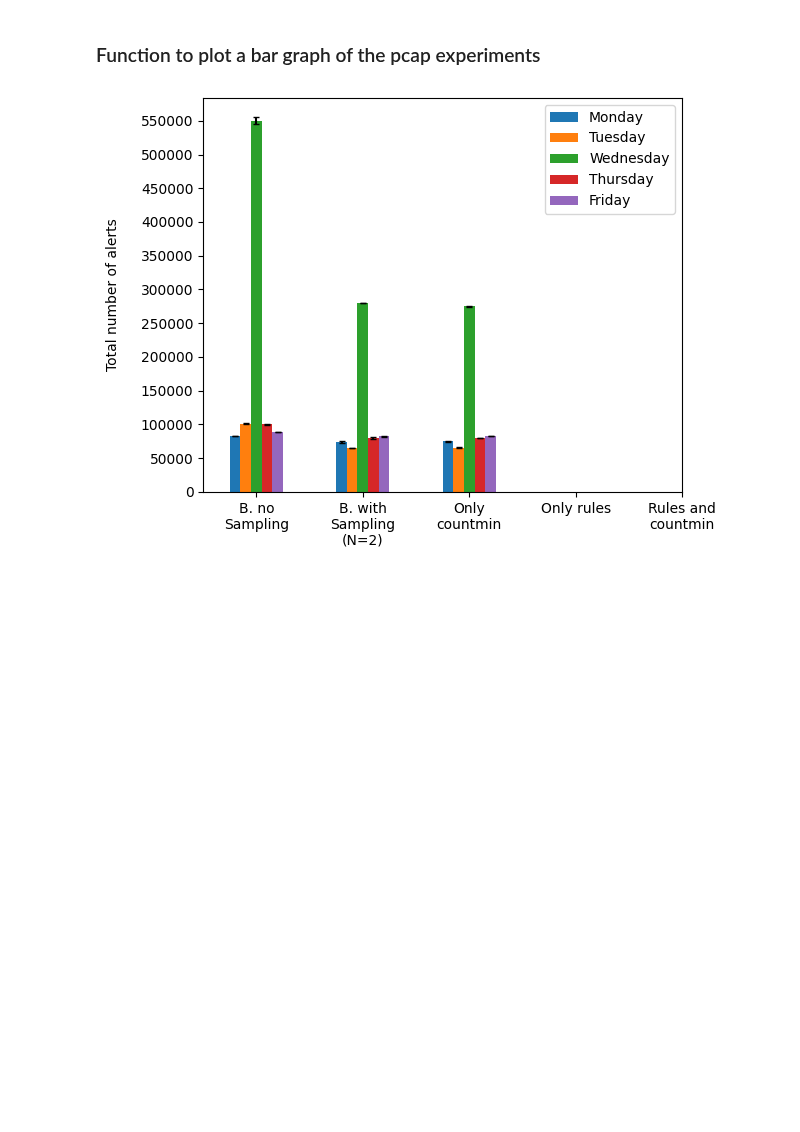
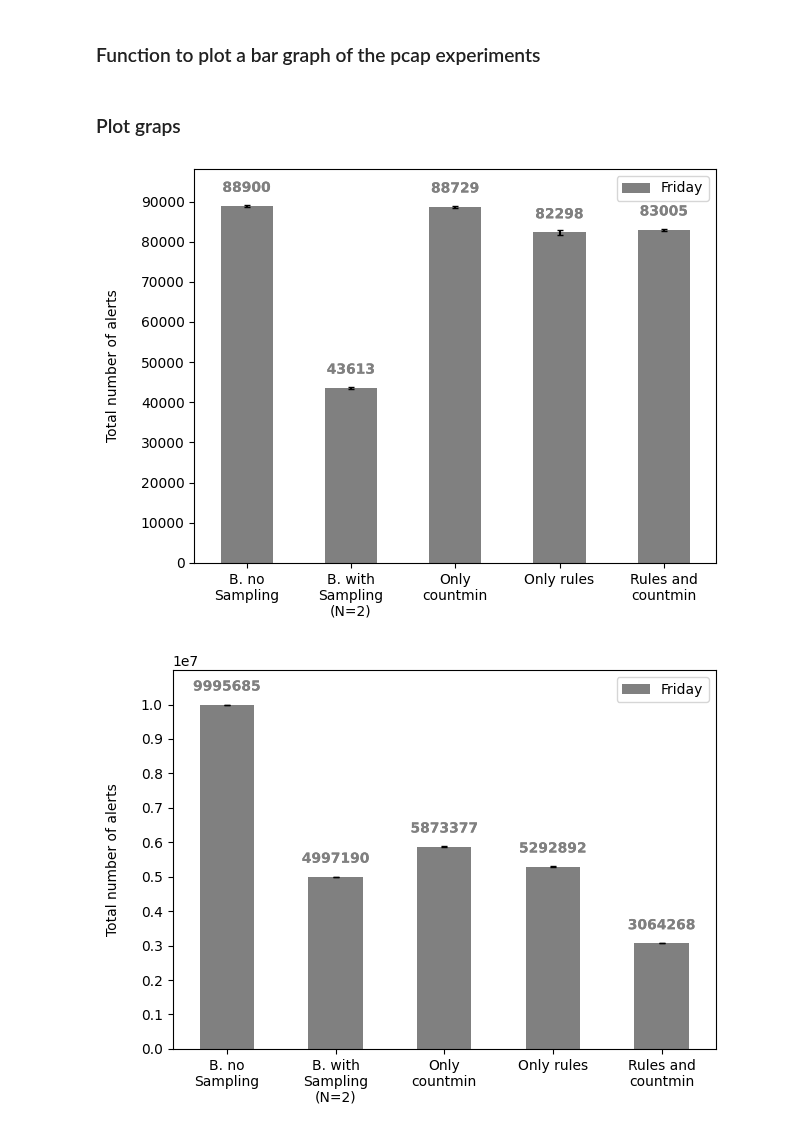
Before and after one commit to HenriqueBBrum/Network-Wide-Rule-Orchestrator, a Jupyter notebook: testing/countmin_and_pps_evaluation/countmin_and_pps_evaluation.ipynb, the cells around one changed output. Drawn from its saved outputs; the diff is of its cells as text; code cells hidden in the pictures; blank space fills up the shorter version.

Commit message:
Graphs for all pcaps

```diff
--- a/testing/countmin_and_pps_evaluation/countmin_and_pps_evaluation.ipynb
+++ b/testing/countmin_and_pps_evaluation/countmin_and_pps_evaluation.ipynb
@@ -86,7 +86,7 @@ df = pd.DataFrame(data, columns=["pps","scenario","round","packets cloned","pack
 # %%
 
 # Add a label on top of each bar plot
-def add_value_labels(ax, slice_, decimal_format=0, spacing=8, y_spacing=0, color='black'):
+def add_value_labels(ax, slice_, stroke_width=0, decimal_format=0, spacing=8, y_spacing=0):
     for rect in ax.patches[slice_]:
         # Get X and Y placement of label from rect.
         y_value = rect.get_height()
@@ -105,7 +105,7 @@ def add_value_labels(ax, slice_, decimal_format=0, spacing=8, y_spacing=0, color
             va='bottom',                      # Vertically align label for positive values ('bottom' for positive, 'top' for negatives).
             color=rect.get_facecolor(),
             weight='bold',
-            path_effects=[patheffects.withStroke(linewidth=3, foreground="black")]
+            path_effects=[patheffects.withStroke(linewidth=stroke_width, foreground="black")]
             )
 # %% [markdown]
 ### Function to plot a bar graph for the pps analysis experiments
@@ -163,7 +163,7 @@ pps_bar_graphs(df, "pps_graphs/", "packets received by snort", "Number of packet
 # %% [markdown]
 ### Read data for pcap experiments
 # %%
-results_folder = "../../../results/all_PCAPs"
+results_folder = "../../../results/all_pcaps"
 
 data = []
 for scenario in os.listdir(results_folder):
@@ -177,3 +177,5 @@ for scenario in os.listdir(results_folder):
         data.append([scenario, exp[0], exp[1], packets_cloned, packets_processed, packets_received_Snort, alerts])
 
 pcap_df = pd.DataFrame(data, columns=["scenario","pcap", "round", "packets cloned","packets processed","packets received by snort","alerts"])
+
+display(pcap_df)
@@ -180,32 +196,45 @@ pcap_df = pd.DataFrame(data, columns=["scenario","pcap", "round", "packets clone
 # %% [markdown]
 ### Function to plot a bar graph of the pcap experiments
 # %%
-def pcap_bar_graphs(df, folder, metric, ylabel, yticks_distance, ymargin=0):
+def pcap_bar_graphs(df, pcap, filename, metric, ylabel, color, yticks_distance, ymargin=0.1):
     groupped_df = df[["scenario", "pcap", metric]].groupby(["scenario", "pcap"], as_index=False).agg({metric:['mean','std']})
     groupped_df.columns = groupped_df.columns.map(lambda x: x[0] if x[1] == "" else x[1])
 
+    groupped_df = groupped_df[(groupped_df["pcap"].str.contains(pcap))]
+
     new_df = groupped_df.pivot(index = "scenario", columns="pcap", values="mean").fillna(0)
     new_df = new_df.iloc[np.r_[0:len(new_df) - 2, -1, -2]]
-    new_df = new_df[["Monday", "Tuesday", "Wednesday", "Thursday", "Friday"]]
     error = groupped_df.pivot(index = "scenario", columns="pcap", values="std").fillna(0)
     error = error.iloc[np.r_[0:len(new_df) - 2, -1, -2]]
-    error = error[["Monday", "Tuesday", "Wednesday", "Thursday", "Friday"]]
 
-    # labels = ['\n'.join(wrap(l.replace("_", " "),12)) for l in labels ]
     labels = ["B. no\nSampling", "B. with\nSampling\n(N=2)", "Only\ncountmin", "Only rules", "Rules and\ncountmin"]
-
-    ax = new_df.plot(kind='bar', yerr=error, error_kw=dict(capsize=2), rot=0)
-    add_value_labels(ax, slice(0,0))
-    ax.margins(y=ymargin)
+    ax = new_df.plot(kind='bar', yerr=error, error_kw=dict(capsize=2), rot=0, color=color)
+    add_value_labels(ax, slice(0,5), 0)
     plt.xticks([0,1,2,3,4], labels)
     ax.yaxis.set_major_locator(ticker.MultipleLocator(yticks_distance))
+    ax.margins(y=ymargin)
     plt.ylabel(ylabel, labelpad=15)
     plt.xlabel(xlabel=None)
     plt.legend(bbox_to_anchor=(1, 1))
     plt.tight_layout()
-    plt.savefig(folder+metric+".png")
-
-
-pcap_bar_graphs(pcap_df, "pcap_graphs", "alerts", "Total number of alerts", 50000, 0.05)
+    plt.savefig(filename)
-# %% [output]
-[figure, removed]
+# %% [markdown]
+### Plot graps
+# %%
+pcap_bar_graphs(pcap_df, "Friday", "pcap_graphs/alerts_Friday.png", "alerts", "Total number of alerts",  "grey", 10000)
+pcap_bar_graphs(pcap_df, "Friday", "pcap_graphs/packets_cloned_Friday.png", "packets cloned", "Total number of alerts", "grey",1000000)
+
+pcap_bar_graphs(pcap_df, "Monday", "pcap_graphs/alerts_Monday.png", "alerts", "Total number of alerts",  "tomato", 10000)
+pcap_bar_graphs(pcap_df, "Monday", "pcap_graphs/packets_cloned_Monday.png", "packets cloned", "Total number of alerts", "tomato",1000000)
+
+pcap_bar_graphs(pcap_df, "Tuesday", "pcap_graphs/alerts_Tuesday.png", "alerts", "Total number of alerts",  "olive", 10000)
+pcap_bar_graphs(pcap_df, "Tuesday", "pcap_graphs/packets_cloned_Tuesday.png", "packets cloned", "Total number of alerts", "olive",1000000)
+
+pcap_bar_graphs(pcap_df, "Wednesday", "pcap_graphs/alerts_Wednesday.png", "alerts", "Total number of alerts",  "teal", 100000)
+pcap_bar_graphs(pcap_df, "Wednesday", "pcap_graphs/packets_cloned_Wednesday.png", "packets cloned", "Total number of alerts", "teal",1000000)
+
+pcap_bar_graphs(pcap_df, "Thursday", "pcap_graphs/alerts_Thursday.png", "alerts", "Total number of alerts",  "thistle", 10000)
+pcap_bar_graphs(pcap_df, "Thursday", "pcap_graphs/packets_cloned_Thursday.png", "packets cloned", "Total number of alerts", "thistle",1000000)
+# %% [output]
+[figure, added]
+[figure, added]
```
Also changed, not shown: parts of 3 cells of this notebook, 16 other files.
